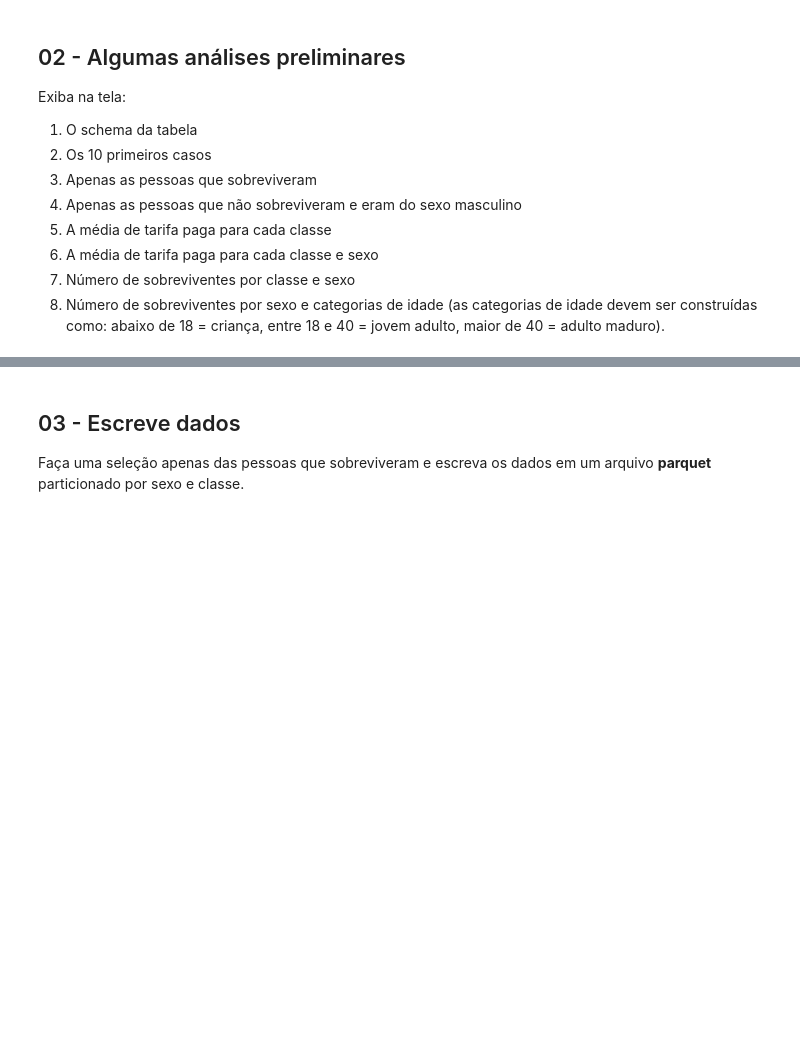
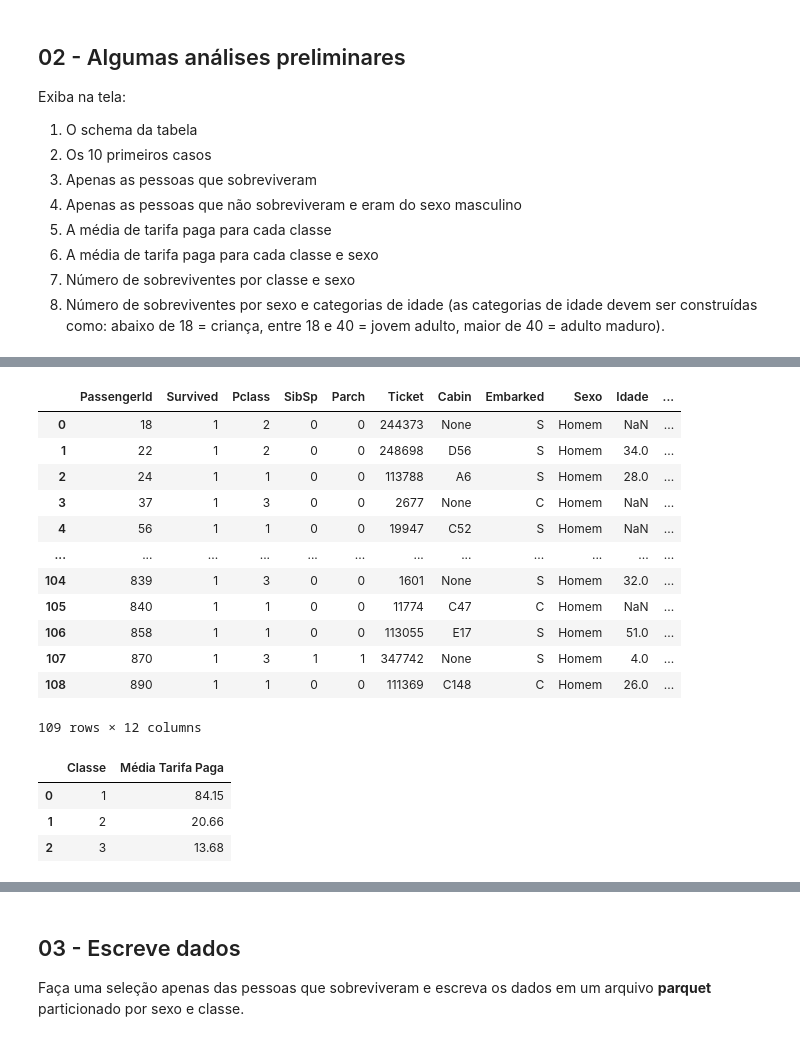
Before and after one commit to lucasmsmedeiros/onboarding-tecnico-de, a Jupyter notebook: 3-spark/spark-notebook.ipynb, the cells around one changed output, grey strips where cells are left out. Cells and saved outputs as stored; diff of their text form; code cells hidden in the pictures; blank space fills up the shorter version.

```diff
--- a/3-spark/spark-notebook.ipynb
+++ b/3-spark/spark-notebook.ipynb
@@ -47,3 +123,23 @@ Exiba na tela:
 # %%
 # 4)
 # Desenvolva sua resposta aqui:
+
+df4 = (
+    df.filter((f.col("Survived") == 1) & (f.col("Sexo") == 'Homem'))
+    .select("*")
+)
+df4.toPandas()
+# %% [output]
+|  | PassengerId | Survived | Pclass | SibSp | Parch | Ticket | Cabin | Embarked | Sexo | Idade | ... |
+| 0 | 18 | 1 | 2 | 0 | 0 | 244373 | None | S | Homem | NaN | ... |
+| 1 | 22 | 1 | 2 | 0 | 0 | 248698 | D56 | S | Homem | 34.0 | ... |
+| 2 | 24 | 1 | 1 | 0 | 0 | 113788 | A6 | S | Homem | 28.0 | ... |
+| 3 | 37 | 1 | 3 | 0 | 0 | 2677 | None | C | Homem | NaN | ... |
+| 4 | 56 | 1 | 1 | 0 | 0 | 19947 | C52 | S | Homem | NaN | ... |
+| ... | ... | ... | ... | ... | ... | ... | ... | ... | ... | ... | ... |
+| 104 | 839 | 1 | 3 | 0 | 0 | 1601 | None | S | Homem | 32.0 | ... |
+| 105 | 840 | 1 | 1 | 0 | 0 | 11774 | C47 | C | Homem | NaN | ... |
+| 106 | 858 | 1 | 1 | 0 | 0 | 113055 | E17 | S | Homem | 51.0 | ... |
+| 107 | 870 | 1 | 3 | 1 | 1 | 347742 | None | S | Homem | 4.0 | ... |
+| 108 | 890 | 1 | 1 | 0 | 0 | 111369 | C148 | C | Homem | 26.0 | ... |
+109 rows × 12 columns
@@ -61,0 +146,20 @@ Exiba na tela:
+# %%
+# 5)
+# Desenvolva sua resposta aqui:
+
+cols = [f.col('Pclass'),f.col('Tarifa')]
+
+df5 = (
+    df.select(cols)
+    .groupBy(f.col('Pclass').alias("Classe"))
+    .agg(f.round(
+            f.mean(
+                f.col('Tarifa')),2).alias("Média Tarifa Paga"))
+    .orderBy(f.col('Pclass'))
+)
+df5.toPandas()
+# %% [output]
+|  | Classe | Média Tarifa Paga |
+| 0 | 1 | 84.15 |
+| 1 | 2 | 20.66 |
+| 2 | 3 | 13.68 |
```
Also changed, not shown: parts of 15 cells of this notebook, 16 other files.
